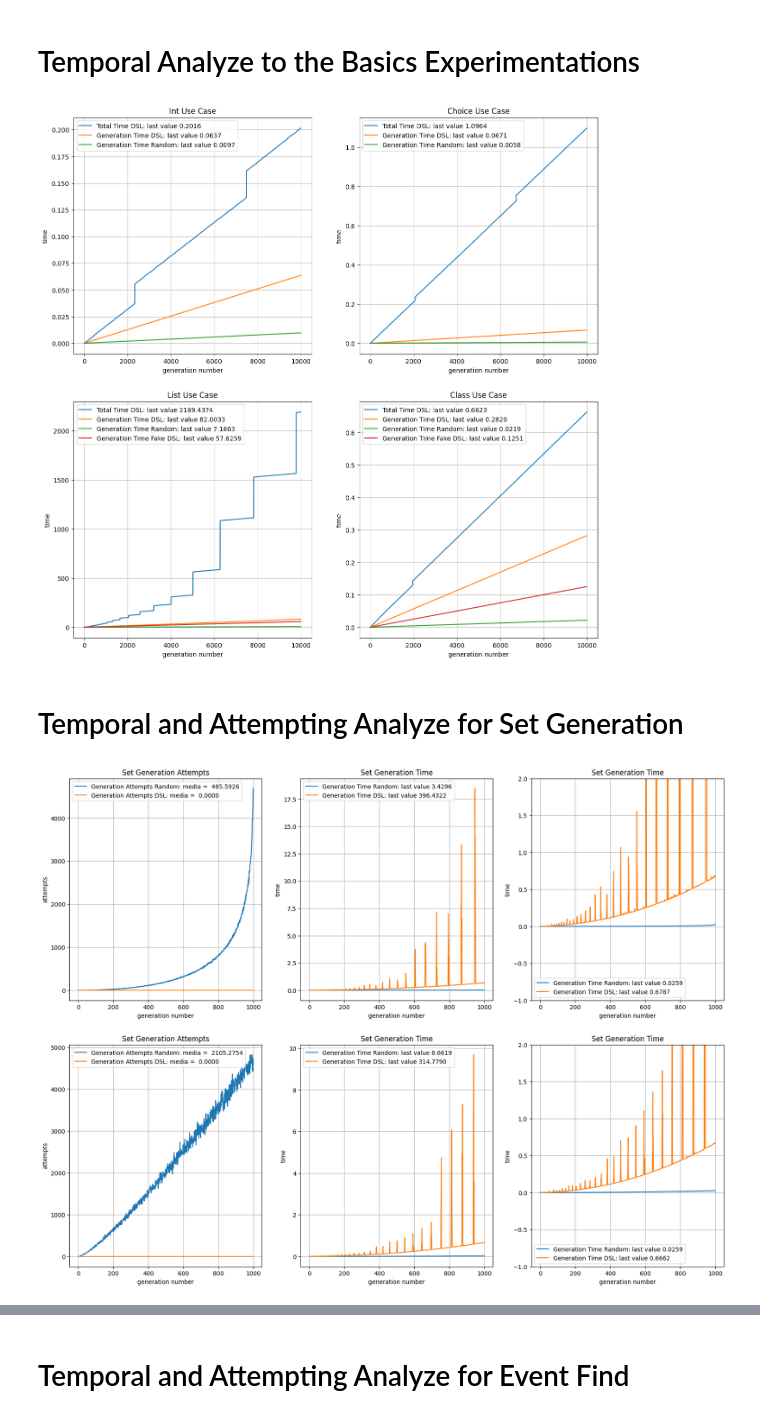
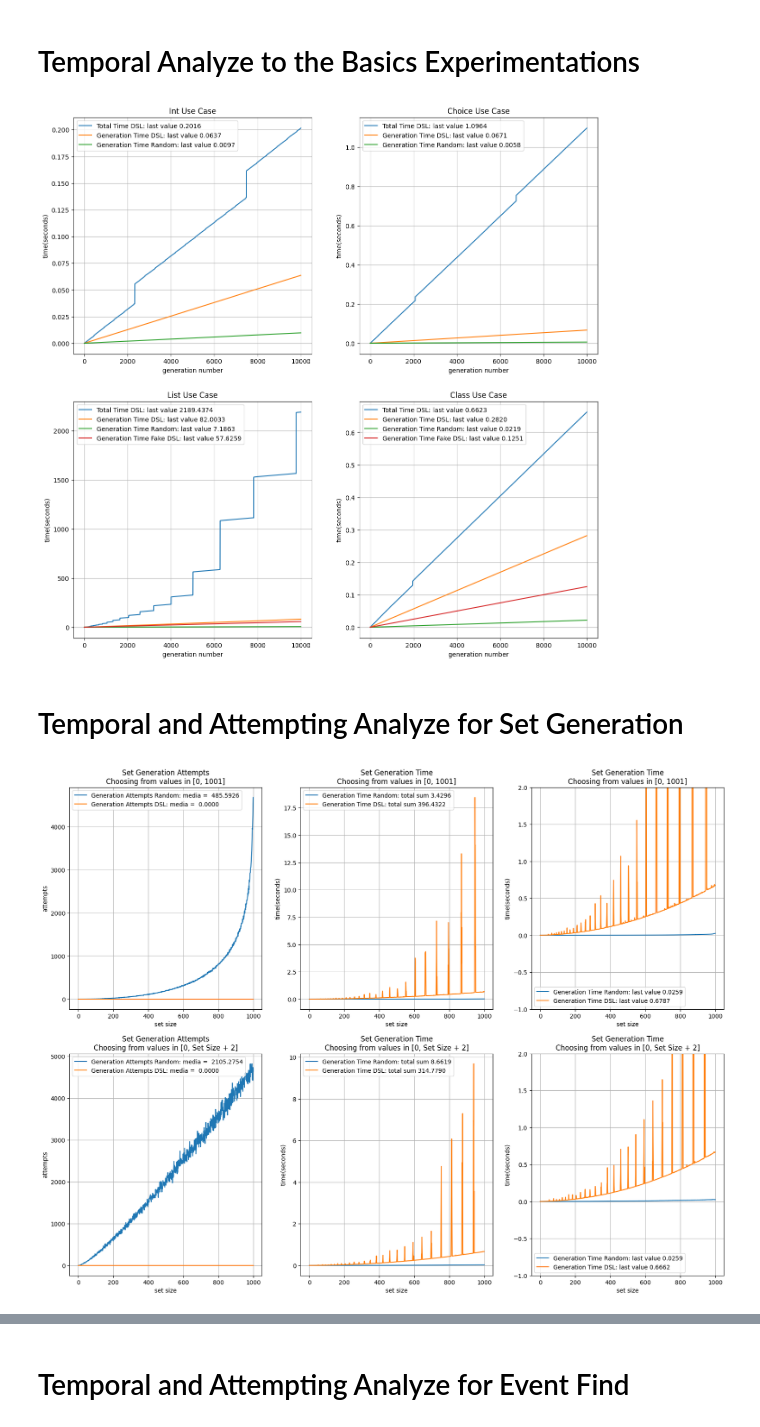
Before and after one commit to danielorlando97/search-space, a Jupyter notebook: experimentation/data_analyze.ipynb, the cells around one changed output, grey strips where cells are left out. Cells and saved outputs as stored; diff of their text form; code cells hidden in the pictures.

```diff
--- a/experimentation/data_analyze.ipynb
+++ b/experimentation/data_analyze.ipynb
@@ -21,7 +21,7 @@ ax[0][0].plot(X, Y2, f'C{1}', label=f'Generation Time DSL: last value {Y2[-1]:.4
 ax[0][0].plot(X, Y3, f'C{2}', label=f'Generation Time Random: last value {Y3[-1]:.4f}')
 ax[0][0].grid(True)
 ax[0][0].set_xlabel("generation number")
-ax[0][0].set_ylabel("time")
+ax[0][0].set_ylabel("time(seconds)")
 ax[0][0].set_title("Int Use Case")
 ax[0][0].legend()
 
@@ -38,7 +38,7 @@ ax[0][1].plot(X, Y2, f'C{1}', label=f'Generation Time DSL: last value {Y2[-1]:.4
 ax[0][1].plot(X, Y3, f'C{2}', label=f'Generation Time Random: last value {Y3[-1]:.4f}')
 ax[0][1].grid(True)
 ax[0][1].set_xlabel("generation number")
-ax[0][1].set_ylabel("time")
+ax[0][1].set_ylabel("time(seconds)")
 ax[0][1].set_title("Choice Use Case")
 ax[0][1].legend()
 
@@ -56,7 +56,7 @@ ax[1][0].plot(X, Y3, f'C{2}', label=f'Generation Time Random: last value {Y3[-1]
 ax[1][0].plot(X, Y4, f'C{3}', label=f'Generation Time Fake DSL: last value {Y4[-1]:.4f}')
 ax[1][0].grid(True)
 ax[1][0].set_xlabel("generation number")
-ax[1][0].set_ylabel("time")
+ax[1][0].set_ylabel("time(seconds)")
 ax[1][0].set_title("List Use Case")
 ax[1][0].legend()
 
@@ -75,14 +75,14 @@ ax[1][1].plot(X, Y3, f'C{2}', label=f'Generation Time Random: last value {Y3[-1]
 ax[1][1].plot(X, Y4, f'C{3}', label=f'Generation Time Fake DSL: last value {Y4[-1]:.4f}')
 ax[1][1].grid(True)
 ax[1][1].set_xlabel("generation number")
-ax[1][1].set_ylabel("time")
+ax[1][1].set_ylabel("time(seconds)")
 ax[1][1].set_title("Class Use Case")
 ax[1][1].legend()
 
 _ = plt.savefig("exp2.png")
 # _ = plt.plot()
 # %% [output]
-[figure, old version]
+[figure, new version]
 # %% [markdown]
 # Temporal and Attempting Analyze for Set Generation
 # %%
@@ -98,7 +98,7 @@ l = df['time'].mean().iloc[-1]
 Y2 = df['attempts'].mean()
 a = df['attempts'].mean().mean().tolist()
 
-ax[0][1].plot(X, Y1, f'C{0}', label=f'Generation Time Random: last value {t:.4f}')
+ax[0][1].plot(X, Y1, f'C{0}', label=f'Generation Time Random: total sum {t:.4f}')
 ax[0][2].plot(X, Y1, f'C{0}', label=f'Generation Time Random: last value {l:.4f}')
 ax[0][0].plot(X, Y2, f'C{0}', label=f'Generation Attempts Random: media =  {a:.4f}')
 
@@ -112,7 +112,7 @@ l = df['time'].mean().iloc[-1]
 Y2 = df['attempts'].mean()
 a = df['attempts'].mean().mean().tolist()
 
-ax[0][1].plot(X, Y1, f'C{1}', label=f'Generation Time DSL: last value {t:.4f}')
+ax[0][1].plot(X, Y1, f'C{1}', label=f'Generation Time DSL: total sum {t:.4f}')
 ax[0][2].plot(X, Y1, f'C{1}', label=f'Generation Time DSL: last value {l:.4f}')
 ax[0][0].plot(X, Y2, f'C{1}', label=f'Generation Attempts DSL: media =  {a:.4f}')
 
@@ -127,7 +127,7 @@ l = df['time'].mean().iloc[-1]
 Y2 = df['attempts'].mean()
 a = df['attempts'].mean().mean().tolist()
 
-ax[1][1].plot(X, Y1, f'C{0}', label=f'Generation Time Random: last value {t:.4f}')
+ax[1][1].plot(X, Y1, f'C{0}', label=f'Generation Time Random: total sum {t:.4f}')
 ax[1][2].plot(X, Y1, f'C{0}', label=f'Generation Time Random: last value {l:.4f}')
 ax[1][0].plot(X, Y2, f'C{0}', label=f'Generation Attempts Random: media =  {a:.4f}')
 
@@ -141,57 +141,57 @@ l = df['time'].mean().iloc[-1]
 Y2 = df['attempts'].mean()
 a = df['attempts'].mean().mean().tolist()
 
-ax[1][1].plot(X, Y1, f'C{1}', label=f'Generation Time DSL: last value {t:.4f}')
+ax[1][1].plot(X, Y1, f'C{1}', label=f'Generation Time DSL: total sum {t:.4f}')
 ax[1][2].plot(X, Y1, f'C{1}', label=f'Generation Time DSL: last value {l:.4f}')
 ax[1][0].plot(X, Y2, f'C{1}', label=f'Generation Attempts DSL: media =  {a:.4f}')
 
 
 
 
 
 ax[0][0].grid(True)
-ax[0][0].set_xlabel("generation number")
+ax[0][0].set_xlabel("set size")
 ax[0][0].set_ylabel("attempts")
-ax[0][0].set_title("Set Generation Attempts")
+ax[0][0].set_title("Set Generation Attempts\nChoosing from values in [0, 1001]")
 ax[0][0].legend()
 
 ax[0][1].grid(True)
-ax[0][1].set_xlabel("generation number")
-ax[0][1].set_ylabel("time")
-ax[0][1].set_title("Set Generation Time")
+ax[0][1].set_xlabel("set size")
+ax[0][1].set_ylabel("time(seconds)")
+ax[0][1].set_title("Set Generation Time\nChoosing from values in [0, 1001]")
 ax[0][1].legend()
 
 ax[0][2].set_ylim(-1, 2)
 ax[0][2].grid(True)
-ax[0][2].set_xlabel("generation number")
-ax[0][2].set_ylabel("time")
-ax[0][2].set_title("Set Generation Time")
+ax[0][2].set_xlabel("set size")
+ax[0][2].set_ylabel("time(seconds)")
+ax[0][2].set_title("Set Generation Time\nChoosing from values in [0, 1001]")
 ax[0][2].legend()
 
 ax[1][0].grid(True)
-ax[1][0].set_xlabel("generation number")
+ax[1][0].set_xlabel("set size")
 ax[1][0].set_ylabel("attempts")
-ax[1][0].set_title("Set Generation Attempts")
+ax[1][0].set_title("Set Generation Attempts\nChoosing from values in [0, Set Size + 2]")
 ax[1][0].legend()
 
 ax[1][1].grid(True)
-ax[1][1].set_xlabel("generation number")
-ax[1][1].set_ylabel("time")
-ax[1][1].set_title("Set Generation Time")
+ax[1][1].set_xlabel("set size")
+ax[1][1].set_ylabel("time(seconds)")
+ax[1][1].set_title("Set Generation Time\nChoosing from values in [0, Set Size + 2]")
 ax[1][1].legend()
 
 ax[1][2].set_ylim(-1, 2)
 ax[1][2].grid(True)
-ax[1][2].set_xlabel("generation number")
-ax[1][2].set_ylabel("time")
-ax[1][2].set_title("Set Generation Time")
+ax[1][2].set_xlabel("set size")
+ax[1][2].set_ylabel("time(seconds)")
+ax[1][2].set_title("Set Generation Time\nChoosing from values in [0, Set Size + 2]")
 ax[1][2].legend()
 
 
 _ = plt.savefig("exp3.png")
 # _ = plt.plot()
 # %% [output]
-[figure, old version]
+[figure, new version]
 # %%
 _, ax = plt.subplots(1, 2, figsize=(15, 7))
 
```
Also changed, not shown: parts of 5 cells of this notebook, 14 other files.
